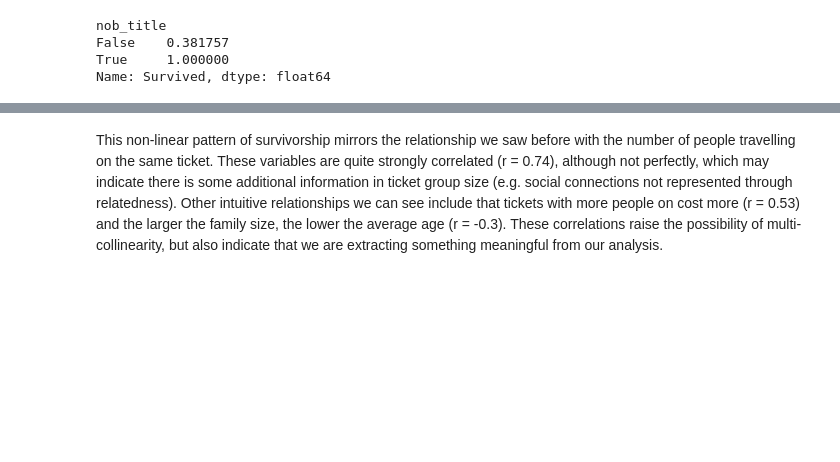
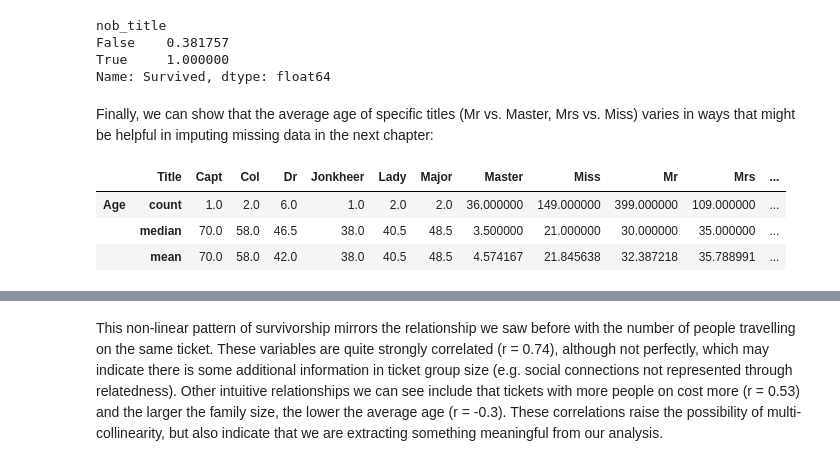
Before and after one commit to stephentown42/ML_examples, a Jupyter notebook: titanic/notebooks/1_understanding_the_data.ipynb, the cells around one changed output, grey strips where cells are left out. Cells and saved outputs as stored; diff of their text form; code cells hidden in the pictures; blank space fills up the shorter version.

```diff
--- a/titanic/notebooks/1_understanding_the_data.ipynb
+++ b/titanic/notebooks/1_understanding_the_data.ipynb
@@ -561,6 +567,5 @@ test['Title'] = test['Name'].str.split(pat='[,.]', n=2, expand=True)[1]
 # %%
-# Now, let's replace the various title spellings an
-inconsist_titles = {'Ms':'Miss','Mlle':'Miss','Mra':'Mrs','Mme':'Mrs','Don':'Mr','Dona':'Mrs'}
+inconsist_titles = {'Ms':'Miss','Mlle':'Miss','Mra':'Mrs','Mra':'Mrs','Mme':'Mrs','Don':'Mr','Dona':'Mrs','the Countess':'Lady'}
 
 def correct_inconsistencies(df, str_map:dict):
     for key, value in str_map.items():
@@ -570,3 +575,6 @@ def correct_inconsistencies(df, str_map:dict):
 
 train = correct_inconsistencies(train, inconsist_titles)
 test = correct_inconsistencies(test, inconsist_titles)
+
+print(f"Titles in train dataset: {train['Title'].unique()}")            # Double check that we've removed the inconsistency
+print(f"Titles in test dataset: {test['Title'].unique()}")
@@ -585,8 +600,7 @@ False    0.386025
 True     0.277778
 Name: Survived, dtype: float64
 # %%
-# There are several people with aristocratic titles
-nob_title = ['Sir','Countess','Lady', 'Jonhkeer']
+nob_title = ['Sir','Lady', 'Jonhkeer']
 
 train['nob_title'] = train['Title'].str.contains('|'.join(nob_title))
 test['nob_title'] = test['Title'].str.contains('|'.join(nob_title))
@@ -598,4 +612,22 @@ nob_title
 False    0.381757
 True     1.000000
 Name: Survived, dtype: float64
+# %% [markdown]
+<span style="font-size:14px;line-height:1.5">
+Finally, we can show that the average age of specific titles (Mr vs. Master, Mrs vs. Miss) varies in ways that might be helpful in imputing missing data in the next chapter:
+</span>
+# %%
+(
+    train
+    .groupby('Title')
+    .agg({
+        'Age':['count','median', 'mean'],
+        })
+    .T
+)
+# %% [output]
+|  | Title | Capt | Col | Dr | Jonkheer | Lady | Major | Master | Miss | Mr | Mrs | ... |
+| Age | count | 1.0 | 2.0 | 6.0 | 1.0 | 2.0 | 2.0 | 36.000000 | 149.000000 | 399.000000 | 109.000000 | ... |
+|  | median | 70.0 | 58.0 | 46.5 | 38.0 | 40.5 | 48.5 | 3.500000 | 21.000000 | 30.000000 | 35.000000 | ... |
+|  | mean | 70.0 | 58.0 | 42.0 | 38.0 | 40.5 | 48.5 | 4.574167 | 21.845638 | 32.387218 | 35.788991 | ... |
 # %% [markdown]
```
Also changed, not shown: parts of 15 cells of this notebook.
